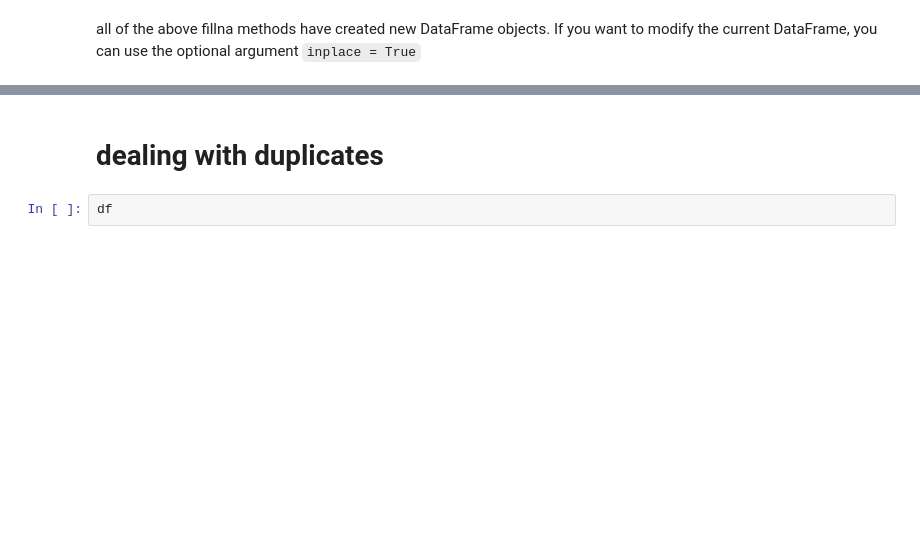
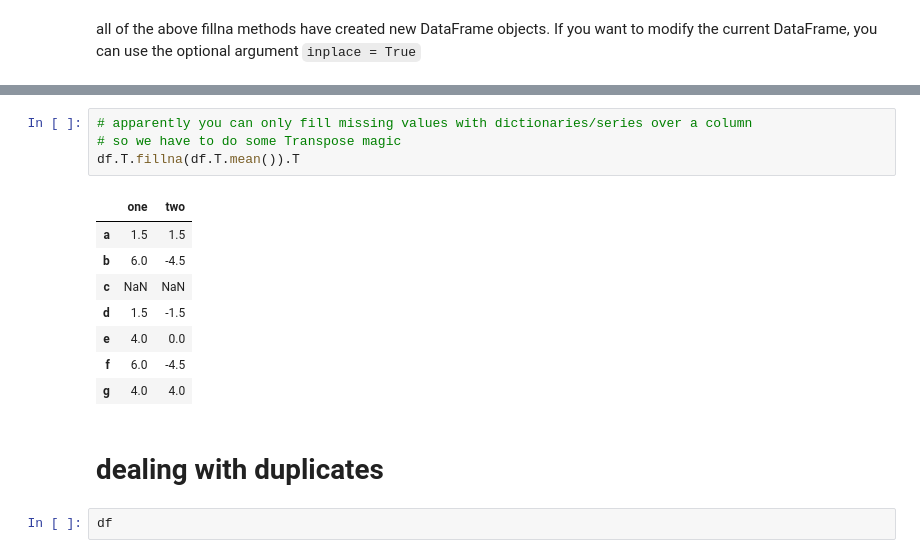
Before and after one commit to smileschen/2018-fa-stats131, a Jupyter notebook: 04-03.ipynb, the cells around one changed output, grey strips where cells are left out. Drawn from its saved outputs; the diff is of its cells as text; blank space fills up the shorter version.

```diff
--- a/04-03.ipynb
+++ b/04-03.ipynb
@@ -177,3 +541,16 @@ all of the above fillna methods have created new DataFrame objects. If you want
+# %%
+# apparently you can only fill missing values with dictionaries/series over a column
+# so we have to do some Transpose magic
+df.T.fillna(df.T.mean()).T
+# %% [output]
+|  | one | two |
+| a | 1.5 | 1.5 |
+| b | 6.0 | -4.5 |
+| c | NaN | NaN |
+| d | 1.5 | -1.5 |
+| e | 4.0 | 0.0 |
+| f | 6.0 | -4.5 |
+| g | 4.0 | 4.0 |
 # %% [markdown]
 # dealing with duplicates
 # %%
```
Also changed, not shown: parts of 56 cells of this notebook.
